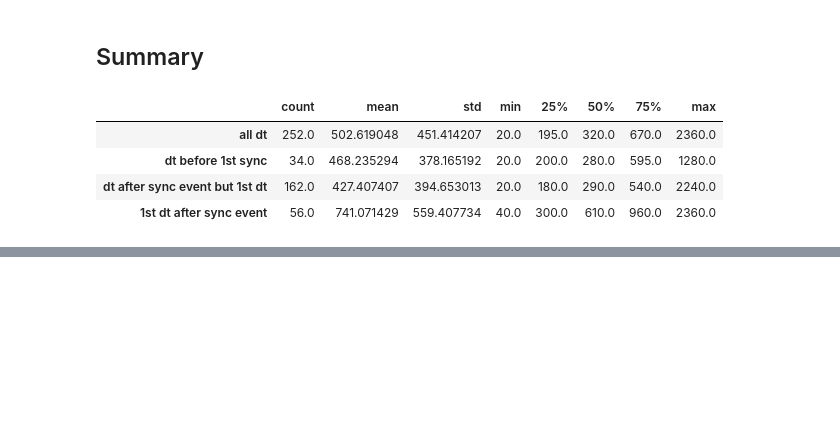
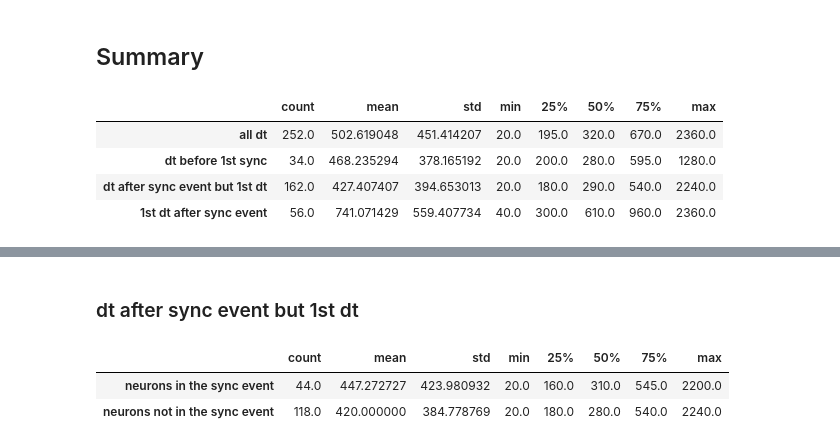
Before and after one commit to gchevrot/R, a Jupyter notebook: peaks_dt.ipynb, the cells around one changed output, grey strips where cells are left out. Saved outputs shown, nothing was run; the diff lists cells and outputs as text; code cells hidden in the pictures; blank space fills up the shorter version.

```diff
--- a/peaks_dt.ipynb
+++ b/peaks_dt.ipynb
@@ -175,8 +185,8 @@ dt_neurons['df_dtR13'][dt_neurons['df_dtR13'].index<first_sync_event+1]
 # %%
 # for all neurons
 dt_before_firstevent = {}
-for df_name in df_names:
-    dt_before_firstevent[df_name] = dt_neurons[df_name][dt_neurons[df_name].index<first_sync_event+1]
+for neuron_name in neuron_names:
+    dt_before_firstevent[neuron_name] = dt_neurons[neuron_name][dt_neurons[neuron_name].index<first_sync_event+1]
 # %% [markdown]
 #### Summary statistics ($\Delta$t before the first event)
 # %%
@@ -266,15 +353,15 @@ array([ True,  True,  True,  True,  True, False, False, False, False,
 dt_but_first_after_sync = {}
 df_dt_but_first_after_sync = []
 
-for i in range(len(sync_event_index)):
-    for df_name in df_names:
+for i, event in enumerate(sync_event_index):
+    for neuron_name in neuron_names:
         if i == len(sync_event_index)-1:
-            dt_but_first_after_sync[df_name] = dt_neurons[df_name][(dt_neurons[df_name].index>sync_event_index[i])][1:]  # [1:] does not take the first peak after the sync event (already in another dataframe)
+            dt_but_first_after_sync[neuron_name] = dt_neurons[neuron_name][(dt_neurons[neuron_name].index>sync_event_index[i])][1:]  # [1:] does not take the first peak after the sync event (already in another dataframe)
         else:
-            dt_but_first_after_sync[df_name] = dt_neurons[df_name][(dt_neurons[df_name].index>sync_event_index[i]) & (dt_neurons[df_name].index<sync_event_index[i+1]+1)][1:]
+            dt_but_first_after_sync[neuron_name] = dt_neurons[neuron_name][(dt_neurons[neuron_name].index>sync_event_index[i]) & (dt_neurons[neuron_name].index<sync_event_index[i+1]+1)][1:]
             #print('{} - {}'.format(i, len(dt_but_first_after_sync[df_name])))
         try:
-            df_dt_but_first_after_sync.append(dt_but_first_after_sync[df_name].get_values()[:,0])  # [:,0] because it is an array of array
+            df_dt_but_first_after_sync.append(dt_but_first_after_sync[neuron_name].get_values()[:,0])  # [:,0] because it is an array of array
         except:
             # discard when there is no new peak after the synchronization event
             print('no peaks after index {} for neuron {}'.format(sync_event_index[i], df_name))
@@ -308,0 +398,23 @@ The number of dt in each frame is correct.
+# %%
+# Do not contain "dt before 1st sync event"
+dt_but_first_after_sync = {}
+df_dt_but_first_after_sync_for_sync_neurons = []
+df_dt_but_first_after_sync_for_nosync_neurons = []
+
+for i, event in enumerate(sync_event_index):
+    for neuron_name in neuron_names:
+        if i == len(sync_event_index)-1:
+            dt_but_first_after_sync[neuron_name] = dt_neurons[neuron_name][(dt_neurons[neuron_name].index>sync_event_index[i])][1:]  # [1:] does not take the first peak after the sync event (already in another dataframe)
+        else:
+            dt_but_first_after_sync[neuron_name] = dt_neurons[neuron_name][(dt_neurons[neuron_name].index>sync_event_index[i]) & (dt_neurons[neuron_name].index<sync_event_index[i+1]+1)][1:]
+            #print('{} - {}'.format(i, len(dt_but_first_after_sync[df_name])))
+        try:
+            if neuron_name in sync_neurons[event]:
+                df_dt_but_first_after_sync_for_sync_neurons.append(dt_but_first_after_sync[neuron_name].get_values()[:,0])  # [:,0] because it is an array of array
+            else:
+                df_dt_but_first_after_sync_for_nosync_neurons.append(dt_but_first_after_sync[neuron_name].get_values()[:,0])
+        except:
+            # discard when there is no new peak after the synchronization event
+            print('no peaks after index {} for neuron {}'.format(sync_event_index[i], df_name))
+df_dt_but_first_after_sync_for_sync_neurons = pd.DataFrame(np.concatenate(np.array(df_dt_but_first_after_sync_for_sync_neurons)))  # concatenate before tranforming to a dataframe because the values are a list of array
+df_dt_but_first_after_sync_for_nosync_neurons = pd.DataFrame(np.concatenate(np.array(df_dt_but_first_after_sync_for_nosync_neurons)))
@@ -336,0 +483,6 @@ df_results.boxplot(return_type='axes', rot=75, fontsize=13, showmeans=True, boxp
+# %%
+# using pd.DataFrame(XXX.get_values()) to get the "same numerotation" and concatenate the 2 dataframes
+df_dt_but_first_dt = pd.concat([df_dt_but_first_after_sync_for_sync_neurons, df_dt_but_first_after_sync_for_nosync_neurons], axis=1)
+
+df_dt_but_first_dt.columns = ['neurons in the sync event', 'neurons not in the sync event']
+df_dt_but_first_dt.head()
@@ -348,0 +529,8 @@ pd.DataFrame([df_results['all dt'].describe() , df_results['dt before 1st sync']
+# %% [markdown]
+### dt after sync event but 1st dt
+# %%
+pd.DataFrame([df_dt_but_first_dt['neurons in the sync event'].describe(), df_dt_but_first_dt['neurons not in the sync event'].describe()])
+# %% [output]
+|  | count | mean | std | min | 25% | 50% | 75% | max |
+| neurons in the sync event | 44.0 | 447.272727 | 423.980932 | 20.0 | 160.0 | 310.0 | 545.0 | 2200.0 |
+| neurons not in the sync event | 118.0 | 420.000000 | 384.778769 | 20.0 | 180.0 | 280.0 | 540.0 | 2240.0 |
```
Also changed, not shown: parts of 37 cells of this notebook.
